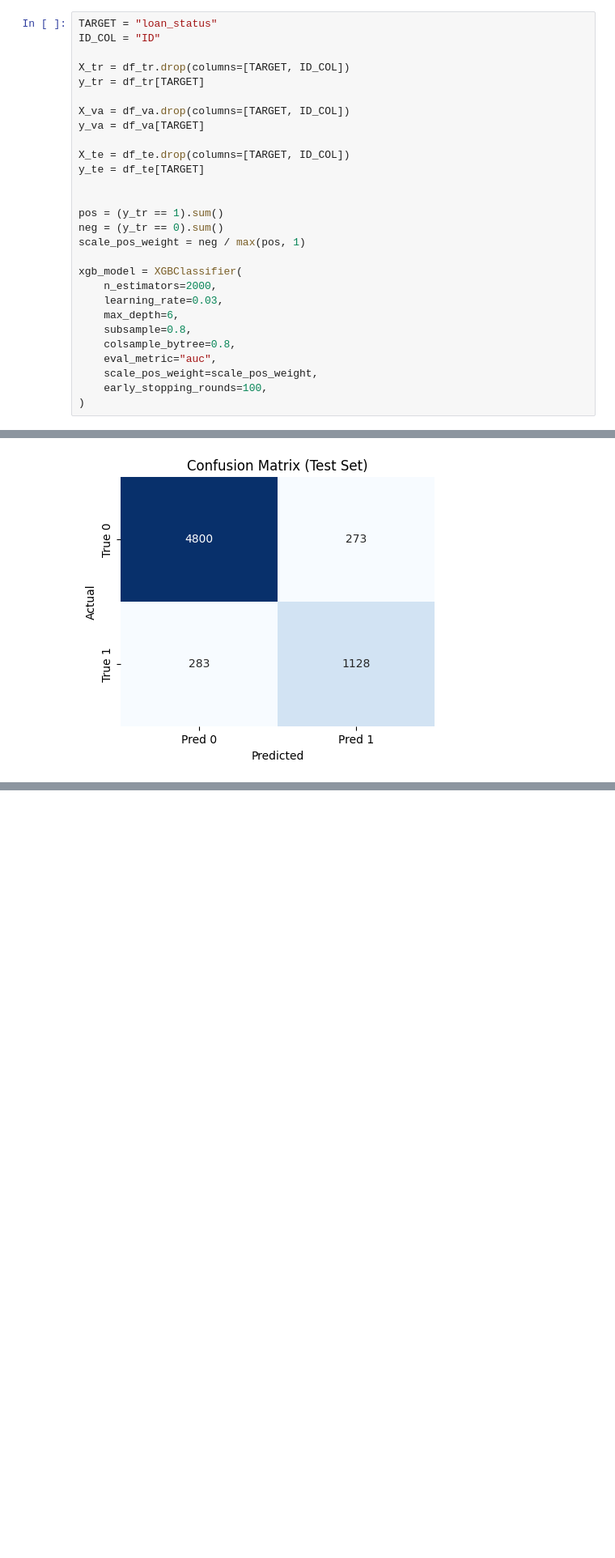
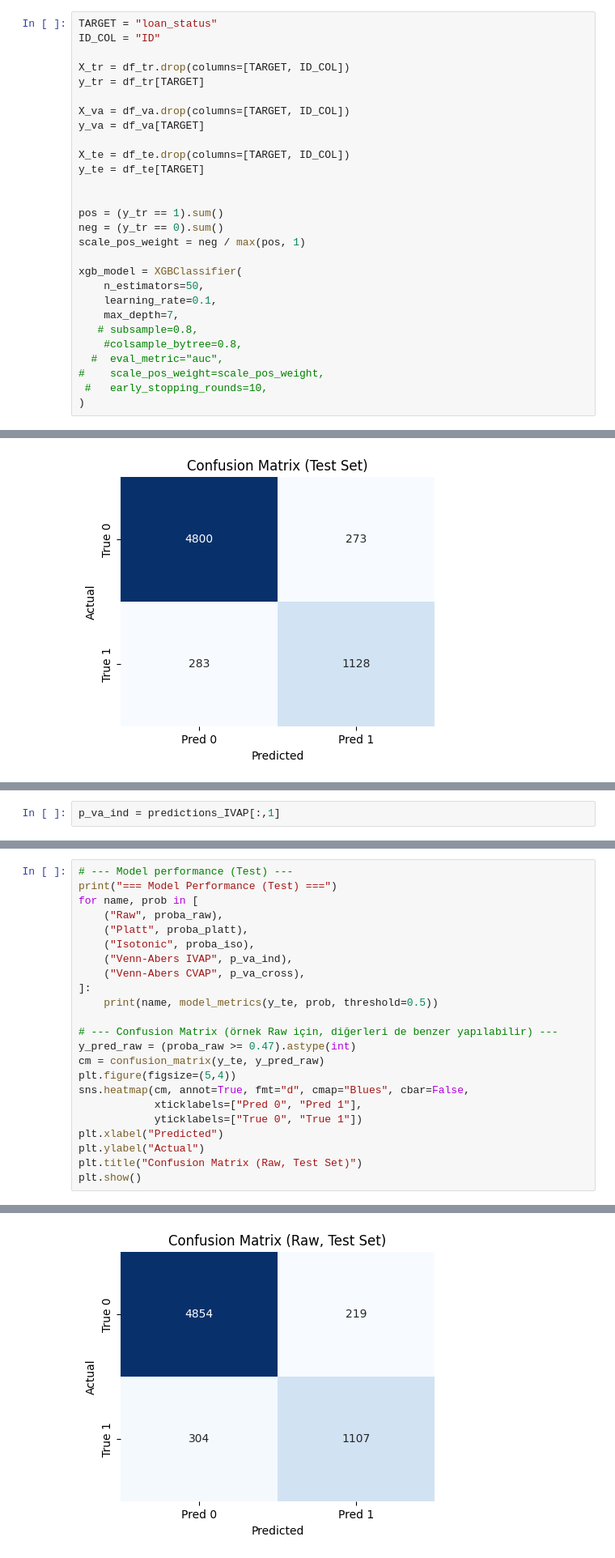
Before and after one commit to sandrokhizanishvili/Credit-Risk-Model-Calibration, a Jupyter notebook: gbm.ipynb, the cells around one changed output, grey strips where cells are left out. Shown at 81% size. Drawn from its saved outputs; the diff is of its cells as text; blank space fills up the shorter version.

```diff
--- a/gbm.ipynb
+++ b/gbm.ipynb
@@ -57,14 +83,14 @@ neg = (y_tr == 0).sum()
 scale_pos_weight = neg / max(pos, 1)
 
 xgb_model = XGBClassifier(
-    n_estimators=2000,
-    learning_rate=0.03,
-    max_depth=6,
-    subsample=0.8,
-    colsample_bytree=0.8,
-    eval_metric="auc",
-    scale_pos_weight=scale_pos_weight,
-    early_stopping_rounds=100,
+    n_estimators=50,
+    learning_rate=0.1,
+    max_depth=7,
+   # subsample=0.8,
+    #colsample_bytree=0.8,
+  #  eval_metric="auc",
+#    scale_pos_weight=scale_pos_weight,
+ #   early_stopping_rounds=10,
 )
 # %%
 import xgboost
@@ -354,0 +197,2 @@ plt.tight_layout(); plt.show()
+# %%
+p_va_ind = predictions_IVAP[:,1]
@@ -354,0 +209,24 @@ plt.tight_layout(); plt.show()
+# %%
+# --- Model performance (Test) ---
+print("=== Model Performance (Test) ===")
+for name, prob in [
+    ("Raw", proba_raw),
+    ("Platt", proba_platt),
+    ("Isotonic", proba_iso),
+    ("Venn-Abers IVAP", p_va_ind),
+    ("Venn-Abers CVAP", p_va_cross),
+]:
+    print(name, model_metrics(y_te, prob, threshold=0.5))
+
+# --- Confusion Matrix (örnek Raw için, diğerleri de benzer yapılabilir) ---
+y_pred_raw = (proba_raw >= 0.47).astype(int)
+cm = confusion_matrix(y_te, y_pred_raw)
+plt.figure(figsize=(5,4))
+sns.heatmap(cm, annot=True, fmt="d", cmap="Blues", cbar=False,
+            xticklabels=["Pred 0", "Pred 1"],
+            yticklabels=["True 0", "True 1"])
+plt.xlabel("Predicted")
+plt.ylabel("Actual")
+plt.title("Confusion Matrix (Raw, Test Set)")
+plt.show()
+# %% [output]
@@ -354,0 +239 @@ plt.tight_layout(); plt.show()
+[figure, added]
```
Also changed, not shown: parts of 22 cells of this notebook.
